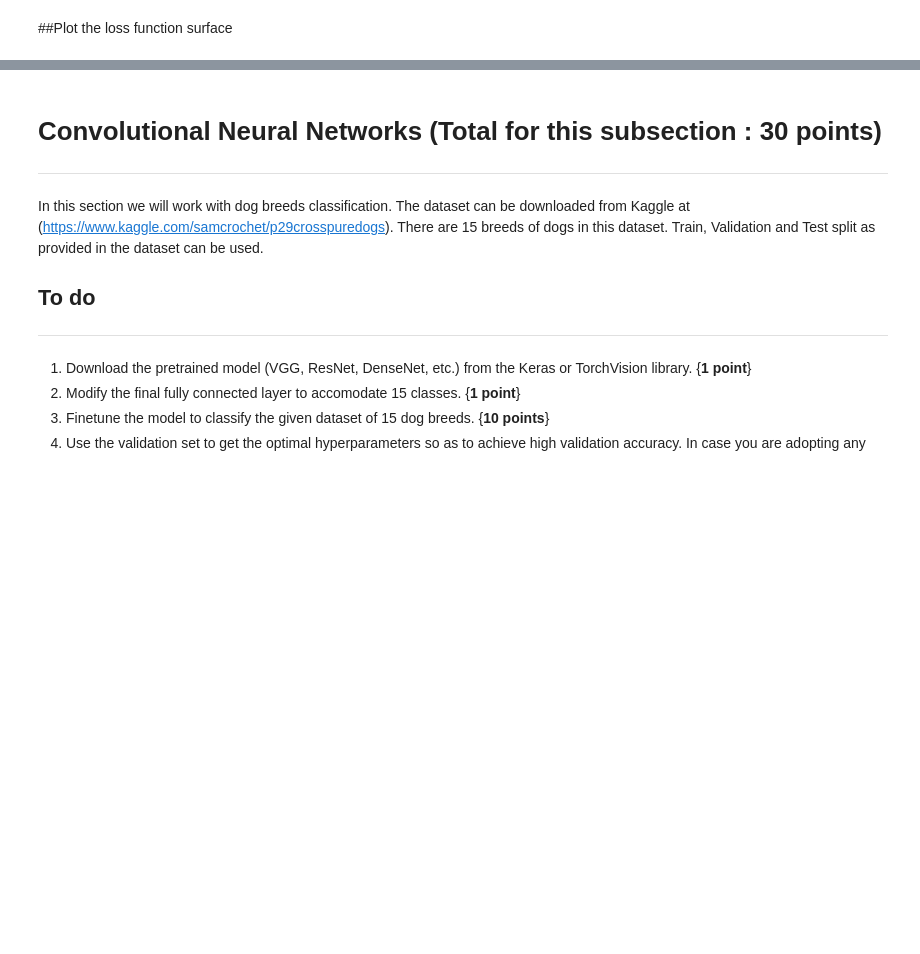
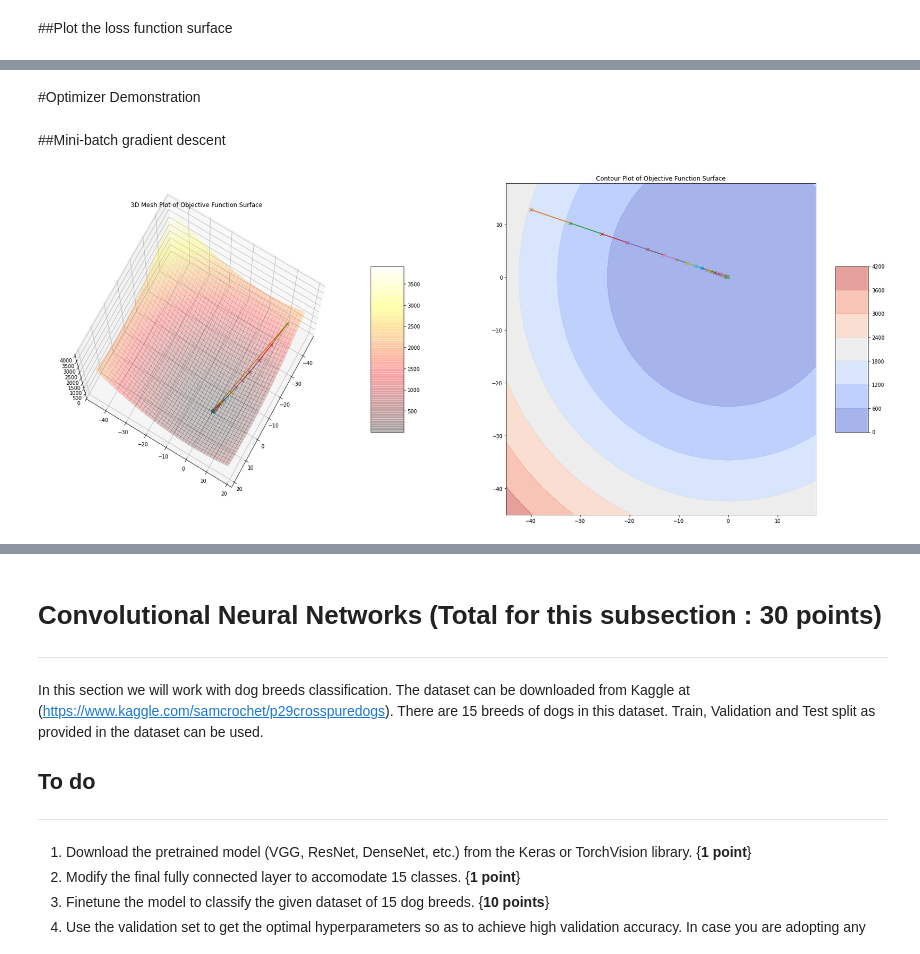
Before and after one commit to vinx-2105/Artificial_Neural_Networks_Labs, a Jupyter notebook: ANN_Lab1.ipynb, the cells around one changed output, grey strips where cells are left out. Saved outputs shown, nothing was run; the diff lists cells and outputs as text; code cells hidden in the pictures; blank space fills up the shorter version.

Commit message:
experiments with the four optimizers on the given 2D function

```diff
--- a/ANN_Lab1.ipynb
+++ b/ANN_Lab1.ipynb
@@ -108,0 +152,29 @@ fig.colorbar(surf, shrink=0.5, aspect=5)
+# %% [markdown]
+#Optimizer Demonstration
+# %% [markdown]
+##Mini-batch gradient descent
+# %%
+w1 = tf.Variable(float(random.randint(-50, 50)))
+w2 = tf.Variable(float(random.randint(-50, 50)))
+
+
+epochs = 100
+optim = optimizers.SGD(1e-1)
+
+w1_path = [w1]
+w2_path = [w2]
+
+#run the epochs
+for epoch in range(epochs):
+  with tf.GradientTape() as g:
+    g.watch([w1, w2])
+    f = a1*((w1-b1)**2) + a2*((w2-b2)**2) + c
+    df_dw = g.gradient(f, [w1, w2])
+    optim.apply_gradients(zip(df_dw, [w1, w2]))
+    w1_path.append(w1.numpy())
+    w2_path.append(w2.numpy())
+
+#plot the mesh and contour graphs with the steps
+plot_mesh_and_contour(get_objective_value, w1_path, w2_path)
+# %% [output]
+[figure, added]
```
Also changed, not shown: parts of 10 cells of this notebook.
